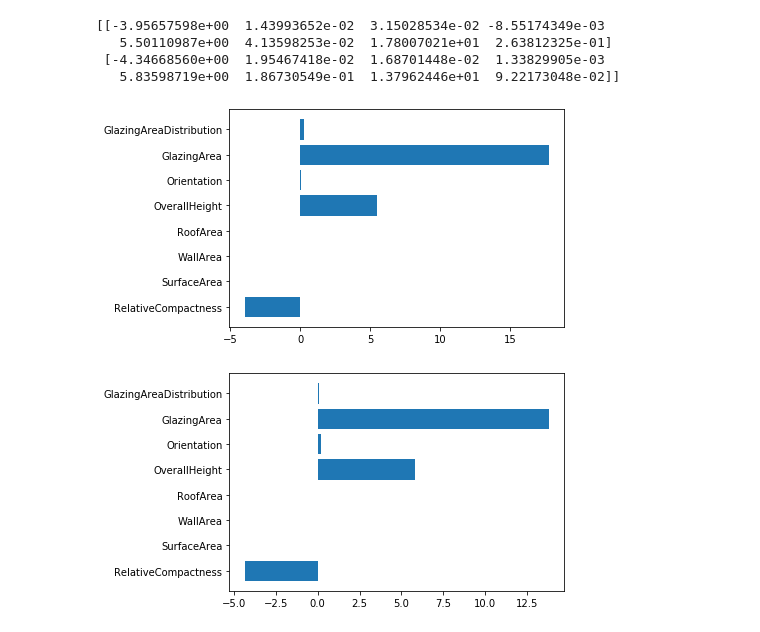
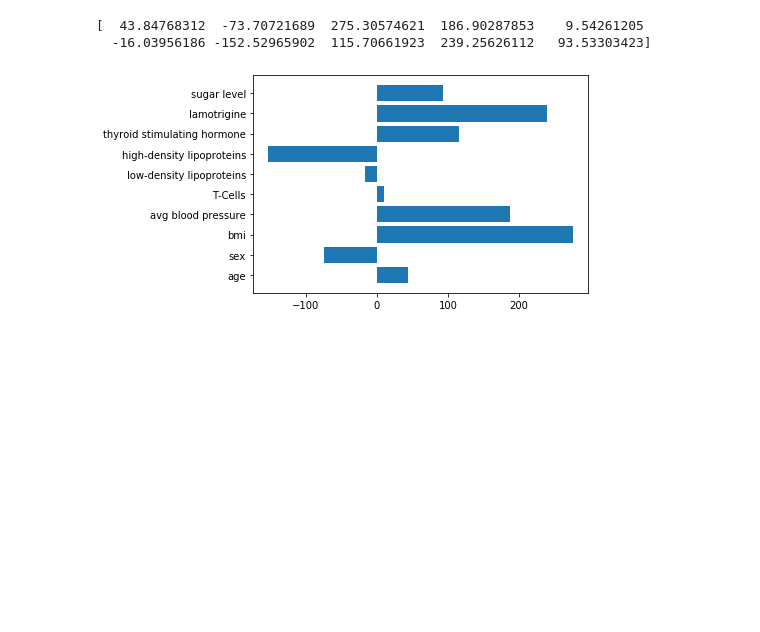
Before and after one commit to MatLaradeAcenet/Machine_Learning_Course, a Jupyter notebook: 08_Basic_Regression.ipynb, the cells around one changed output. Cells and saved outputs as stored; diff of their text form; code cells hidden in the pictures; blank space fills up the shorter version.

```diff
--- a/08_Basic_Regression.ipynb
+++ b/08_Basic_Regression.ipynb
@@ -101,18 +87,13 @@ plt.show()
 # %%
 Ridge_Regression_Model = linear_model.Ridge().fit(inputs_train, targets_train)
-# %%
-print(Ridge_Regression_Model.coef_)
-plt.barh(('RelativeCompactness','SurfaceArea','WallArea','RoofArea','OverallHeight','Orientation','GlazingArea','GlazingAreaDistribution'),Ridge_Regression_Model.coef_[0])
-plt.show()
-plt.barh(('RelativeCompactness','SurfaceArea','WallArea','RoofArea','OverallHeight','Orientation','GlazingArea','GlazingAreaDistribution'),Ridge_Regression_Model.coef_[1])
-plt.show()
-# %% [output]
-[[-3.95657598e+00  1.43993652e-02  3.15028534e-02 -8.55174349e-03
-   5.50110987e+00  4.13598253e-02  1.78007021e+01  2.63812325e-01]
- [-4.34668560e+00  1.95467418e-02  1.68701448e-02  1.33829905e-03
-   5.83598719e+00  1.86730549e-01  1.37962446e+01  9.22173048e-02]]
-[figure, removed]
-[figure, removed]
+# %%
+print(Ridge_Regression_Model.coef_)
+plt.barh(("age", "sex", "bmi", "avg blood pressure", "T-Cells", "low-density lipoproteins", "high-density lipoproteins", "thyroid stimulating hormone", "lamotrigine", "sugar level"),Ridge_Regression_Model.coef_)
+plt.show()
+# %% [output]
+[  43.84768312  -73.70721689  275.30574621  186.90287853    9.54261205
+  -16.03956186 -152.52965902  115.70661923  239.25626112   93.53303423]
+[figure, added]
 # %%
 print(Linear_Regression_Model.score(inputs_test,targets_test))
 print(Lasso_Regression_Model.score(inputs_test,targets_test))
```
Also changed, not shown: parts of 20 cells of this notebook, 3 other files.
